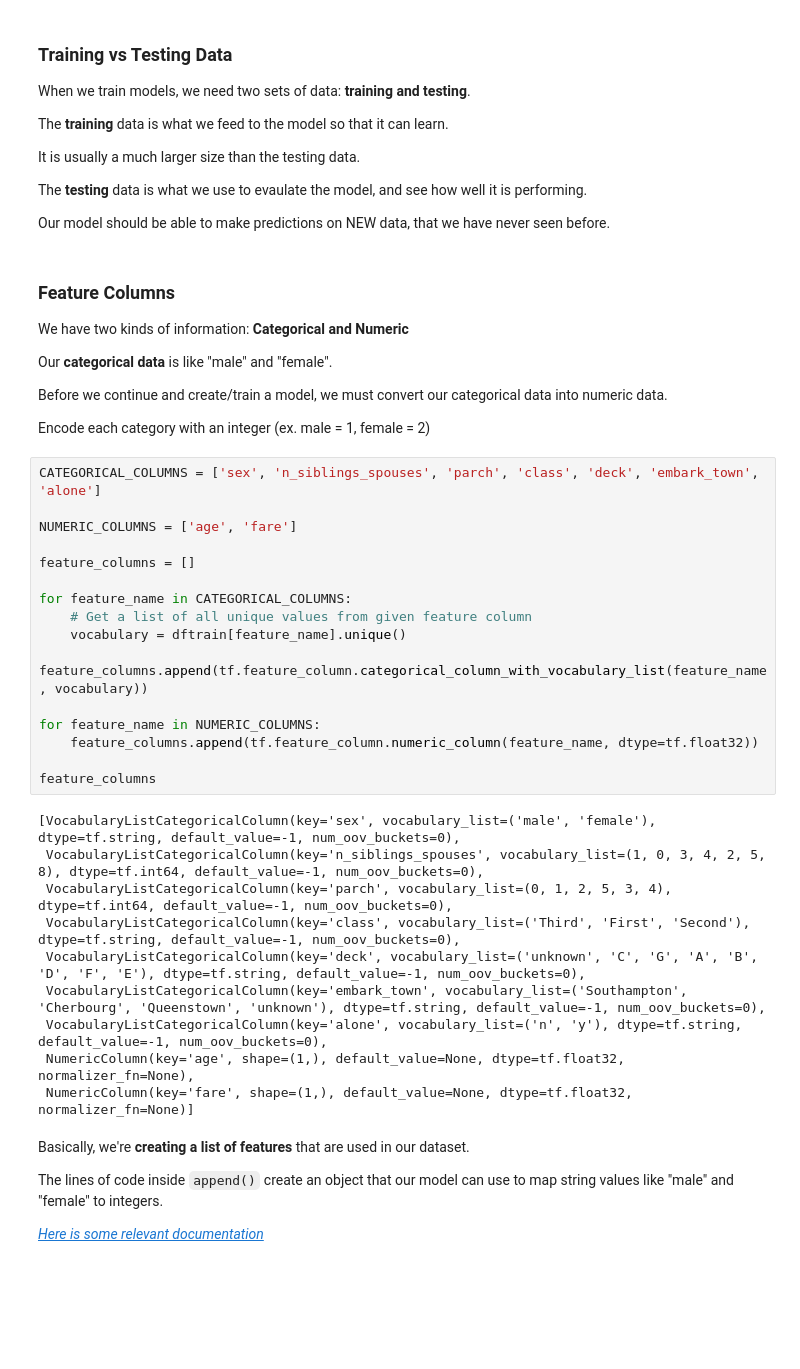
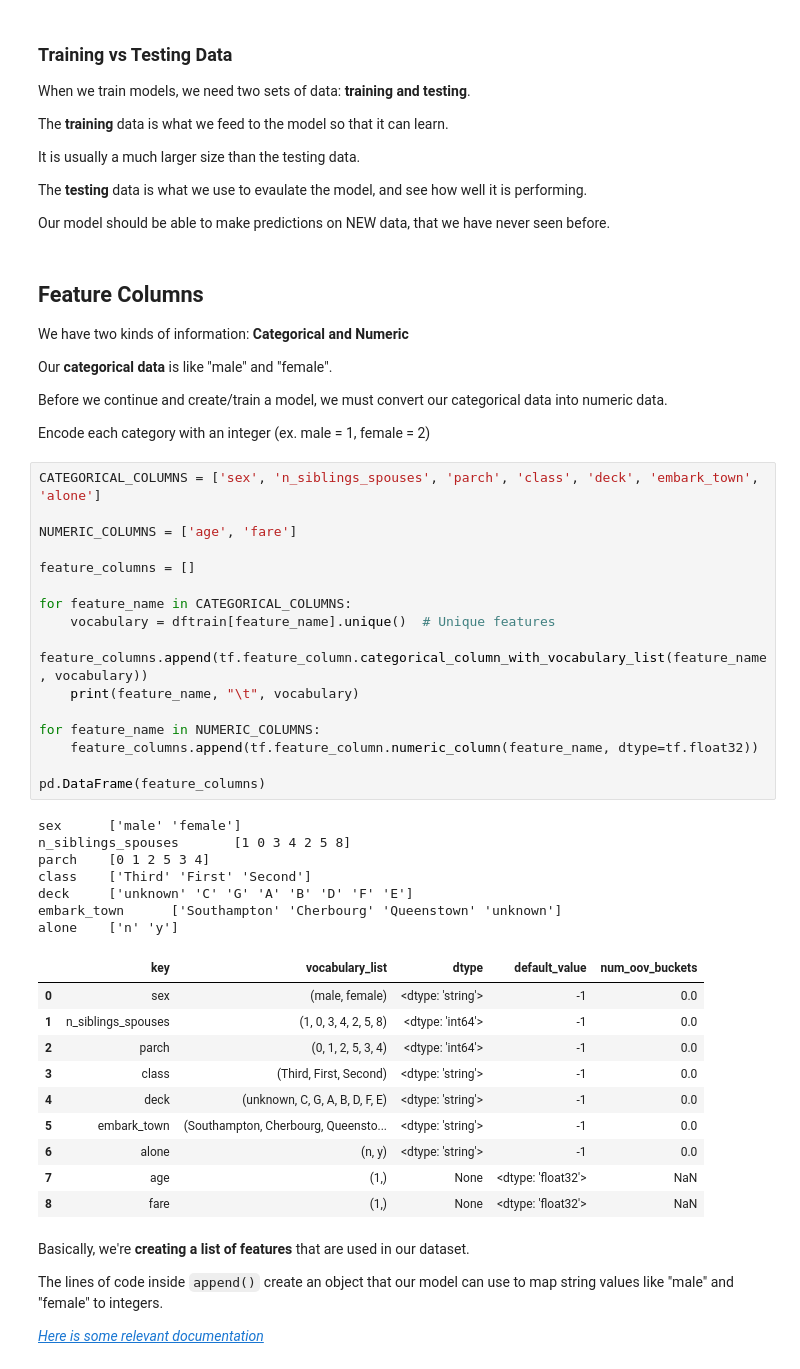
Before and after one commit to tdiprima/ML-Python-Projects, a Jupyter notebook: TensorFlow/tensorflow-complete-course/Core_Learning_Algorithms.ipynb, the cells around one changed output. Drawn from its saved outputs; the diff is of its cells as text; blank space fills up the shorter version.

```diff
--- a/TensorFlow/tensorflow-complete-course/Core_Learning_Algorithms.ipynb
+++ b/TensorFlow/tensorflow-complete-course/Core_Learning_Algorithms.ipynb
@@ -232,7 +250,7 @@ The **testing** data is what we use to evaulate the model, and see how well it i
 
 Our model should be able to make predictions on NEW data, that we have never seen before.
 # %% [markdown]
-### Feature Columns
+## Feature Columns
 
 We have two kinds of information: **Categorical and Numeric**
 
@@ -244,29 +262,37 @@ Encode each category with an integer (ex. male = 1, female = 2)
 # %%
 CATEGORICAL_COLUMNS = ['sex', 'n_siblings_spouses', 'parch', 'class', 'deck', 'embark_town', 'alone']
 
 NUMERIC_COLUMNS = ['age', 'fare']
 
 feature_columns = []
 
 for feature_name in CATEGORICAL_COLUMNS:
-    # Get a list of all unique values from given feature column
-    vocabulary = dftrain[feature_name].unique()
+    vocabulary = dftrain[feature_name].unique()  # Unique features
     feature_columns.append(tf.feature_column.categorical_column_with_vocabulary_list(feature_name, vocabulary))
+    print(feature_name, "\t", vocabulary)
 
 for feature_name in NUMERIC_COLUMNS:
     feature_columns.append(tf.feature_column.numeric_column(feature_name, dtype=tf.float32))
 
-feature_columns
+pd.DataFrame(feature_columns)
 # %% [output]
-[VocabularyListCategoricalColumn(key='sex', vocabulary_list=('male', 'female'), dtype=tf.string, default_value=-1, num_oov_buckets=0),
- VocabularyListCategoricalColumn(key='n_siblings_spouses', vocabulary_list=(1, 0, 3, 4, 2, 5, 8), dtype=tf.int64, default_value=-1, num_oov_buckets=0),
- VocabularyListCategoricalColumn(key='parch', vocabulary_list=(0, 1, 2, 5, 3, 4), dtype=tf.int64, default_value=-1, num_oov_buckets=0),
- VocabularyListCategoricalColumn(key='class', vocabulary_list=('Third', 'First', 'Second'), dtype=tf.string, default_value=-1, num_oov_buckets=0),
- VocabularyListCategoricalColumn(key='deck', vocabulary_list=('unknown', 'C', 'G', 'A', 'B', 'D', 'F', 'E'), dtype=tf.string, default_value=-1, num_oov_buckets=0),
- VocabularyListCategoricalColumn(key='embark_town', vocabulary_list=('Southampton', 'Cherbourg', 'Queenstown', 'unknown'), dtype=tf.string, default_value=-1, num_oov_buckets=0),
- VocabularyListCategoricalColumn(key='alone', vocabulary_list=('n', 'y'), dtype=tf.string, default_value=-1, num_oov_buckets=0),
- NumericColumn(key='age', shape=(1,), default_value=None, dtype=tf.float32, normalizer_fn=None),
- NumericColumn(key='fare', shape=(1,), default_value=None, dtype=tf.float32, normalizer_fn=None)]
+sex      ['male' 'female']
+n_siblings_spouses       [1 0 3 4 2 5 8]
+parch    [0 1 2 5 3 4]
+class    ['Third' 'First' 'Second']
+deck     ['unknown' 'C' 'G' 'A' 'B' 'D' 'F' 'E']
+embark_town      ['Southampton' 'Cherbourg' 'Queenstown' 'unknown']
+alone    ['n' 'y']
+|  | key | vocabulary_list | dtype | default_value | num_oov_buckets |
+| 0 | sex | (male, female) | <dtype: 'string'> | -1 | 0.0 |
+| 1 | n_siblings_spouses | (1, 0, 3, 4, 2, 5, 8) | <dtype: 'int64'> | -1 | 0.0 |
+| 2 | parch | (0, 1, 2, 5, 3, 4) | <dtype: 'int64'> | -1 | 0.0 |
+| 3 | class | (Third, First, Second) | <dtype: 'string'> | -1 | 0.0 |
+| 4 | deck | (unknown, C, G, A, B, D, F, E) | <dtype: 'string'> | -1 | 0.0 |
+| 5 | embark_town | (Southampton, Cherbourg, Queensto... | <dtype: 'string'> | -1 | 0.0 |
+| 6 | alone | (n, y) | <dtype: 'string'> | -1 | 0.0 |
+| 7 | age | (1,) | None | <dtype: 'float32'> | NaN |
+| 8 | fare | (1,) | None | <dtype: 'float32'> | NaN |
 # %% [markdown]
 Basically, we're **creating a list of features** that are used in our dataset.
 
```
Also changed, not shown: parts of 40 cells of this notebook, 4 other files.
